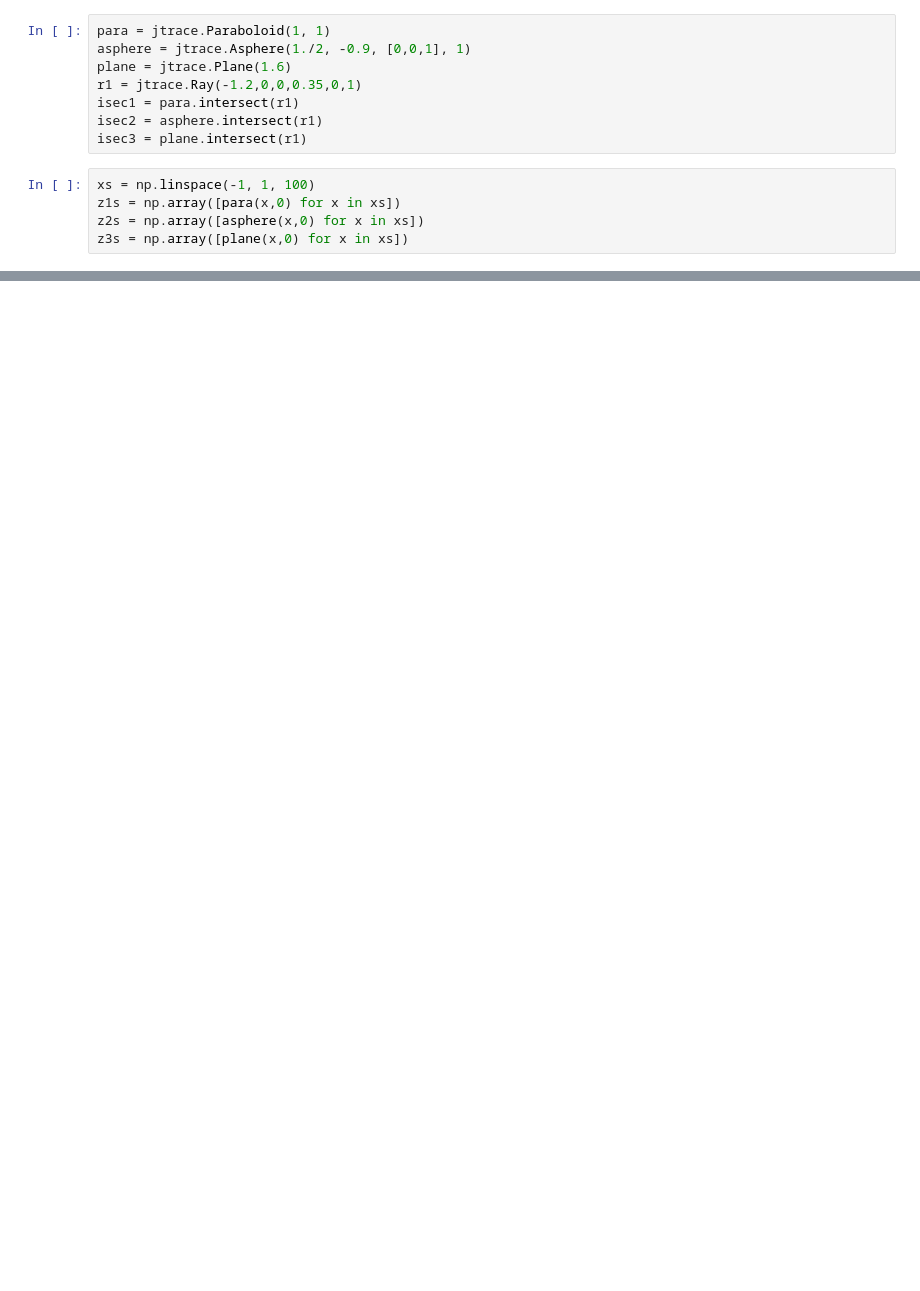
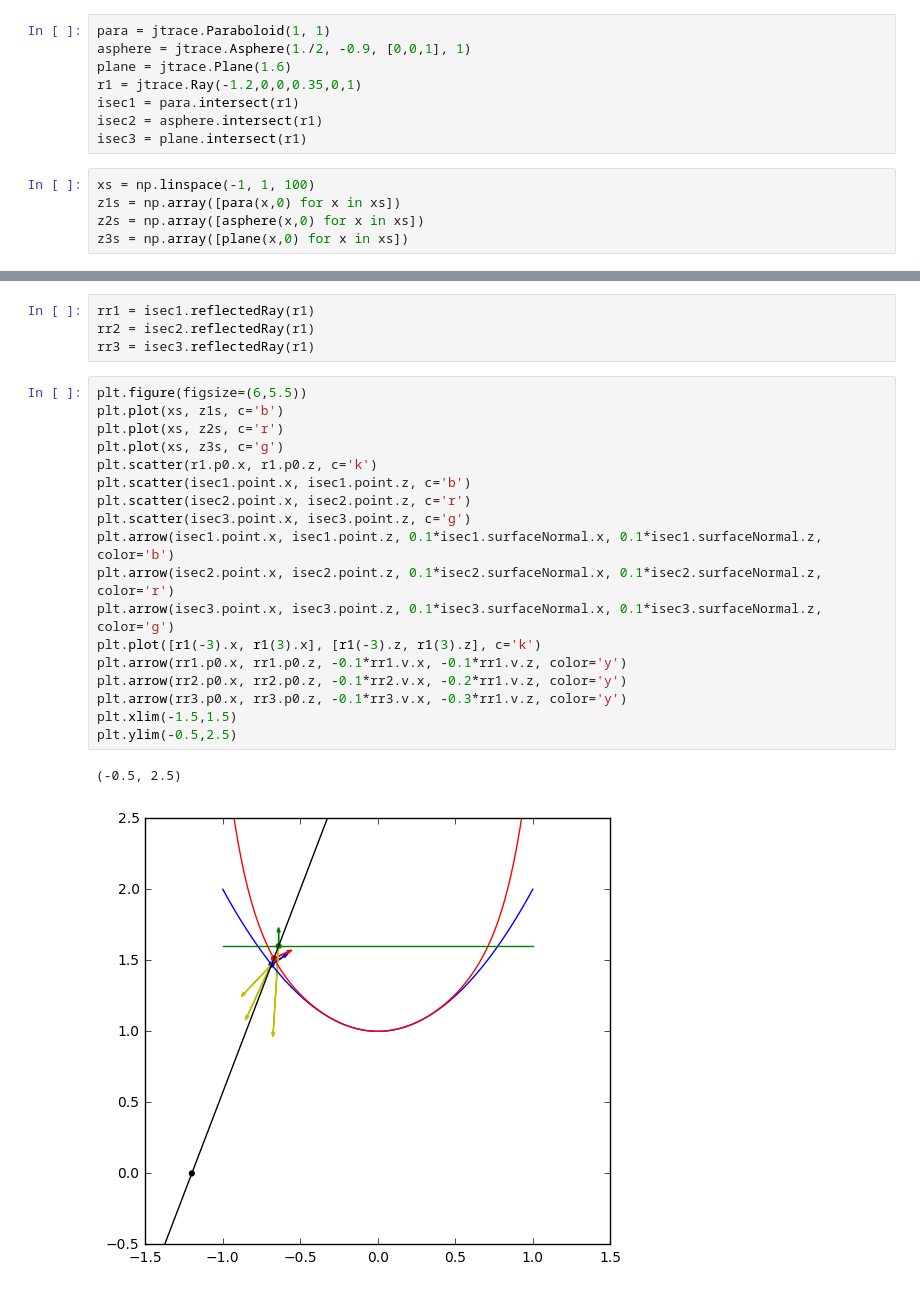
Before and after one commit to jmeyers314/batoid, a Jupyter notebook: notebook/Visualize Intercepts.ipynb, the cells around one changed output, grey strips where cells are left out. Cells and saved outputs as stored; diff of their text form; blank space fills up the shorter version.

```diff
--- a/notebook/Visualize Intercepts.ipynb
+++ b/notebook/Visualize Intercepts.ipynb
@@ -37,0 +41,25 @@ plt.ylim(-0.5,2.5)
+# %%
+rr1 = isec1.reflectedRay(r1)
+rr2 = isec2.reflectedRay(r1)
+rr3 = isec3.reflectedRay(r1)
+# %%
+plt.figure(figsize=(6,5.5))
+plt.plot(xs, z1s, c='b')
+plt.plot(xs, z2s, c='r')
+plt.plot(xs, z3s, c='g')
+plt.scatter(r1.p0.x, r1.p0.z, c='k')
+plt.scatter(isec1.point.x, isec1.point.z, c='b')
+plt.scatter(isec2.point.x, isec2.point.z, c='r')
+plt.scatter(isec3.point.x, isec3.point.z, c='g')
+plt.arrow(isec1.point.x, isec1.point.z, 0.1*isec1.surfaceNormal.x, 0.1*isec1.surfaceNormal.z, color='b')
+plt.arrow(isec2.point.x, isec2.point.z, 0.1*isec2.surfaceNormal.x, 0.1*isec2.surfaceNormal.z, color='r')
+plt.arrow(isec3.point.x, isec3.point.z, 0.1*isec3.surfaceNormal.x, 0.1*isec3.surfaceNormal.z, color='g')
+plt.plot([r1(-3).x, r1(3).x], [r1(-3).z, r1(3).z], c='k')
+plt.arrow(rr1.p0.x, rr1.p0.z, -0.1*rr1.v.x, -0.1*rr1.v.z, color='y')
+plt.arrow(rr2.p0.x, rr2.p0.z, -0.1*rr2.v.x, -0.2*rr1.v.z, color='y')
+plt.arrow(rr3.p0.x, rr3.p0.z, -0.1*rr3.v.x, -0.3*rr1.v.z, color='y')
+plt.xlim(-1.5,1.5)
+plt.ylim(-0.5,2.5)
+# %% [output]
+(-0.5, 2.5)
+[figure, added]
```
Also changed, not shown: parts of 2 cells of this notebook, 3 other files.
